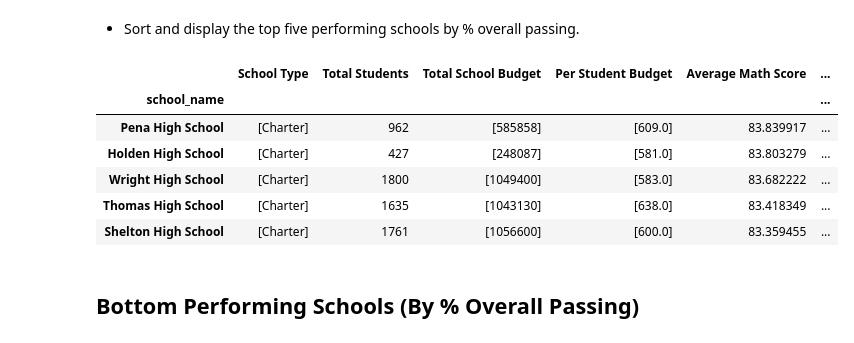
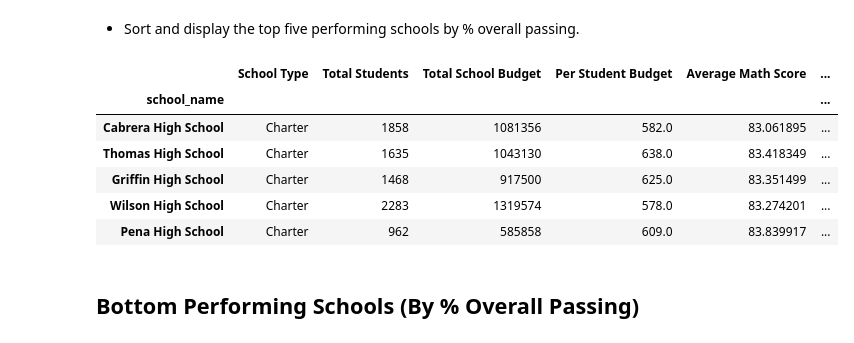
Before and after one commit to christypatrick/pandas-challenge, a Jupyter notebook: PyCity Schools/PyCitySchools_starter.ipynb, the cells around one changed output. Drawn from its saved outputs; the diff is of its cells as text; code cells hidden in the pictures.

Commit message:
dataframes created - need to update formatting

```diff
--- a/PyCity Schools/PyCitySchools_starter.ipynb
+++ b/PyCity Schools/PyCitySchools_starter.ipynb
@@ -146,8 +146,8 @@ read_pass = school_data_complete[(school_data_complete["reading_score"] >= 70)]
 read_pass_per = read_pass.groupby(["school_name"]).count()["student_name"]/students_school*100
 
 #percentage of students who passed math and reading (% Overall Passing)
-school_pass = math_pass_per & read_pass_per
-avg_pass = (school_pass.mean()*100)
+overall_pass = school_data_complete[(school_data_complete["math_score"] >= 70) & (school_data_complete["reading_score"] >= 70)]
+overall_pass_per = overall_pass.groupby(["school_name"]).count()["student_name"]/students_school*100
 
 
 
@@ -160,7 +160,7 @@ school_summary_table = pd.DataFrame({"School Type": school_type,
                             "Average Reading Score": avg_read1,
                             "% Passing Math": math_pass_per,
                             "% Passing Reading": read_pass_per,
-                            "% Overall Passing": avg_pass})
+                            "% Overall Passing": overall_pass_per})
 
 school_summary_table["Total School Budget"] = pd.to_numeric(school_summary_table["Total School Budget"])
 school_summary_table
@@ -201,16 +187,16 @@ dtype: object
 # %% [markdown]
 * Sort and display the top five performing schools by % overall passing.
 # %%
-top_schools = school_summary_table.sort_values("Average Math Score", ascending=False)
+top_schools = school_summary_table.sort_values("% Overall Passing", ascending=False)
 top_schools.head()
 # %% [output]
 |  | School Type | Total Students | Total School Budget | Per Student Budget | Average Math Score | ... |
 | school_name |  |  |  |  |  | ... |
-| Pena High School | [Charter] | 962 | [585858] | [609.0] | 83.839917 | ... |
-| Holden High School | [Charter] | 427 | [248087] | [581.0] | 83.803279 | ... |
-| Wright High School | [Charter] | 1800 | [1049400] | [583.0] | 83.682222 | ... |
-| Thomas High School | [Charter] | 1635 | [1043130] | [638.0] | 83.418349 | ... |
-| Shelton High School | [Charter] | 1761 | [1056600] | [600.0] | 83.359455 | ... |
+| Cabrera High School | Charter | 1858 | 1081356 | 582.0 | 83.061895 | ... |
+| Thomas High School | Charter | 1635 | 1043130 | 638.0 | 83.418349 | ... |
+| Griffin High School | Charter | 1468 | 917500 | 625.0 | 83.351499 | ... |
+| Wilson High School | Charter | 2283 | 1319574 | 578.0 | 83.274201 | ... |
+| Pena High School | Charter | 962 | 585858 | 609.0 | 83.839917 | ... |
 # %% [markdown]
 ## Bottom Performing Schools (By % Overall Passing)
 # %% [markdown]
```
Also changed, not shown: parts of 13 cells of this notebook.
